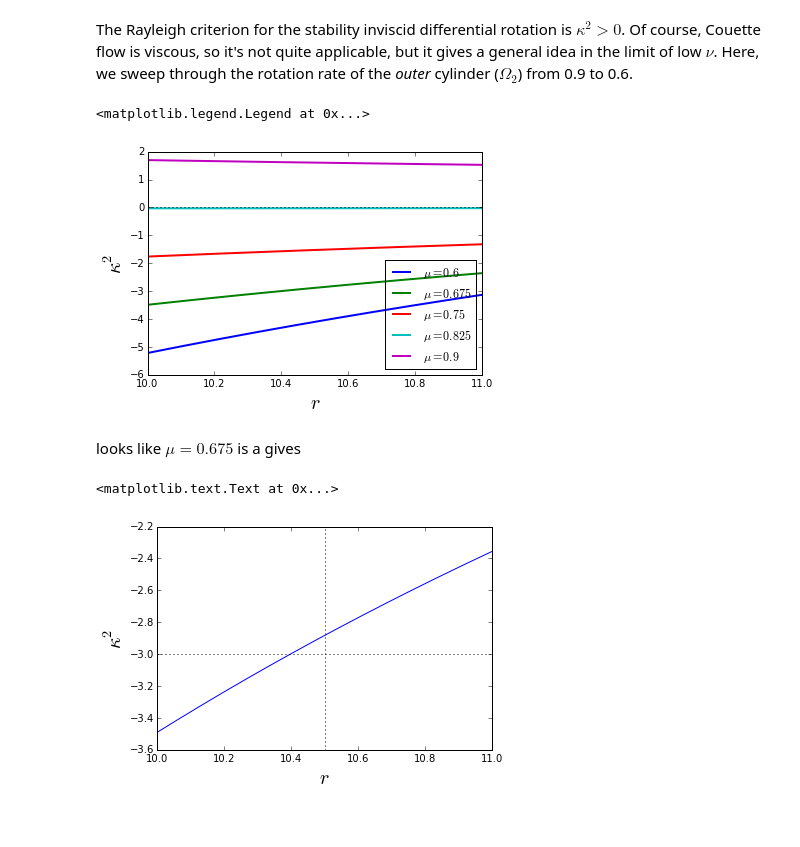
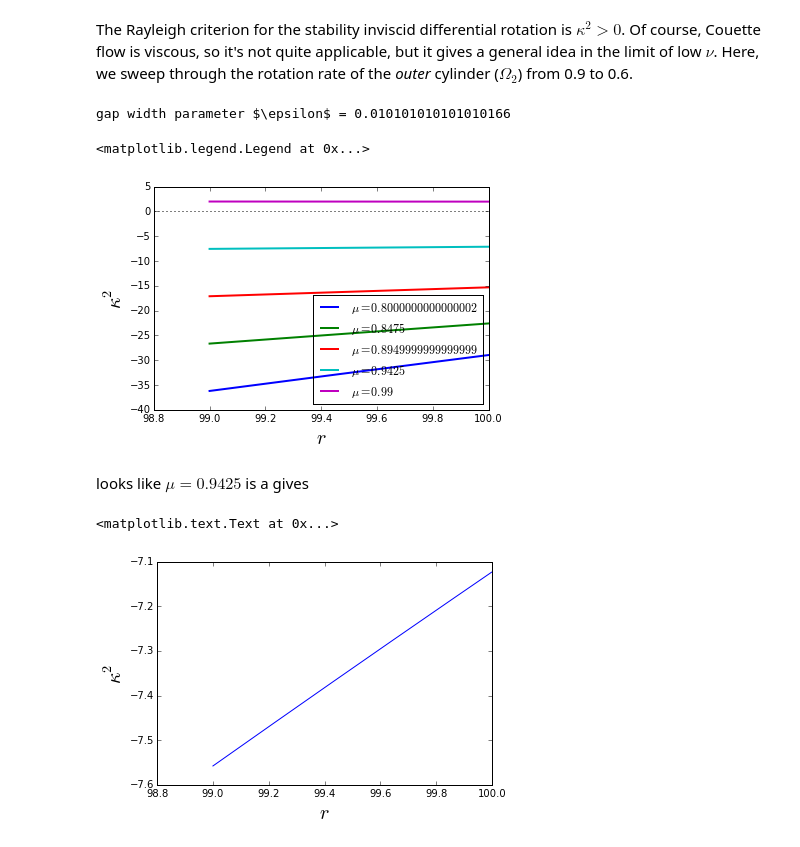
Before and after one commit to jsoishi/gsf_project, a Jupyter notebook: python/notebooks/Kappa for Taylor Couette Flows.ipynb, the cells around one changed output. Saved outputs shown, nothing was run; the diff lists cells and outputs as text; code cells hidden in the pictures.

```diff
--- a/python/notebooks/Kappa for Taylor Couette Flows.ipynb
+++ b/python/notebooks/Kappa for Taylor Couette Flows.ipynb
@@ -44,44 +44,48 @@ plt.plot(r,k2)
 # %% [markdown]
 The Rayleigh criterion for the stability inviscid differential rotation is $\kappa^2 > 0$. Of course, Couette flow is viscous, so it's not quite applicable, but it gives a general idea in the limit of low $\nu$. Here, we sweep through the rotation rate of the *outer* cylinder ($\Omega_2$) from 0.9 to 0.6.
 # %%
-R1 = 10.
-R2 = 11.
+eta = 99/100. #10/11.
+print(r"gap width parameter $\epsilon$ = {}".format(1/eta - 1.))
+R1 = eta/(1. - eta)
+R2 = 1./(1-eta)
 nr = 1000
-Omega1 = 1.
+Omega1 = 1./R1
 eta = R1/R2
 r = np.linspace(R1,R2,nr,endpoint=False)
 
-Omegas = np.linspace(0.6,0.9,5)
+Omegas = np.linspace(0.8,0.99,5)*Omega1
 k2 = []
 mu = []
 for Omega2 in Omegas:
     mu.append(Omega2/Omega1)
     k2.append(kappa_sq(r,Omega1,mu[-1],eta,R2))
+# %% [output]
+gap width parameter $\epsilon$ = 0.010101010101010166
 # %%
 for i,k in enumerate(k2):
-    plt.plot(r,k,label=r'$\mu = {}$'.format(mu[i]),linewidth=2)
+    plt.plot(r,k/Omega1**2,label=r'$\mu = {}$'.format(mu[i]),linewidth=2)
 
 plt.axhline(0,color='k',linestyle=':')
 plt.xlabel("$r$",size=20)
 plt.ylabel(r"$\kappa^2$",size=20)
 plt.legend(loc='lower right')
 # %% [output]
 <matplotlib.legend.Legend at 0x...>
-[figure, old version]
+[figure, new version]
 # %% [markdown]
-looks like $\mu = 0.675$ is a gives
+looks like $\mu = 0.9425$ is a gives
 # %%
-ks = kappa_sq(r,Omega1,0.675,eta,R2)
-plt.plot(r,ks)
+ks = kappa_sq(r,Omega1,0.9425,eta,R2)
+plt.plot(r,ks/Omega1**2)
 
-plt.axvline(10.5,color='k',linestyle=':')
-plt.axhline(-3,color='k',linestyle=':')
+#plt.axvline(10.5,color='k',linestyle=':')
+#plt.axhline(-3,color='k',linestyle=':')
 
 plt.xlabel("$r$",size=20)
 plt.ylabel(r"$\kappa^2$",size=20)
 # %% [output]
 <matplotlib.text.Text at 0x...>
-[figure, old version]
+[figure, new version]
 # %%
 print("total change in $\kappa^2$ over domain: {}".format((ks[-1]-ks[0])/ks[0]))
 print("$\kappa^2 at midpoint of domain: {}".format(ks[nr/2-1]))
```
Also changed, not shown: parts of 2 cells of this notebook, 3 other files.
